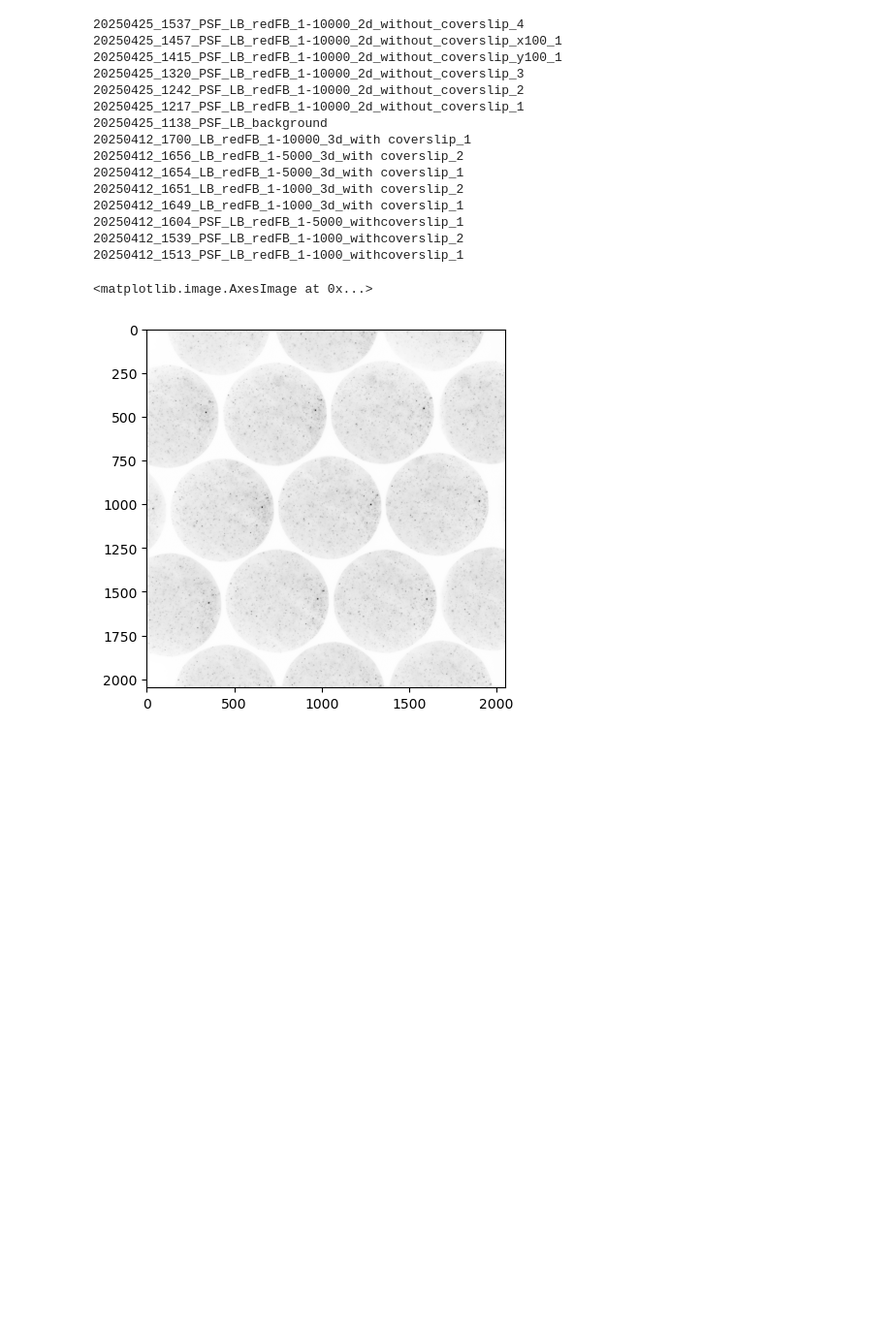
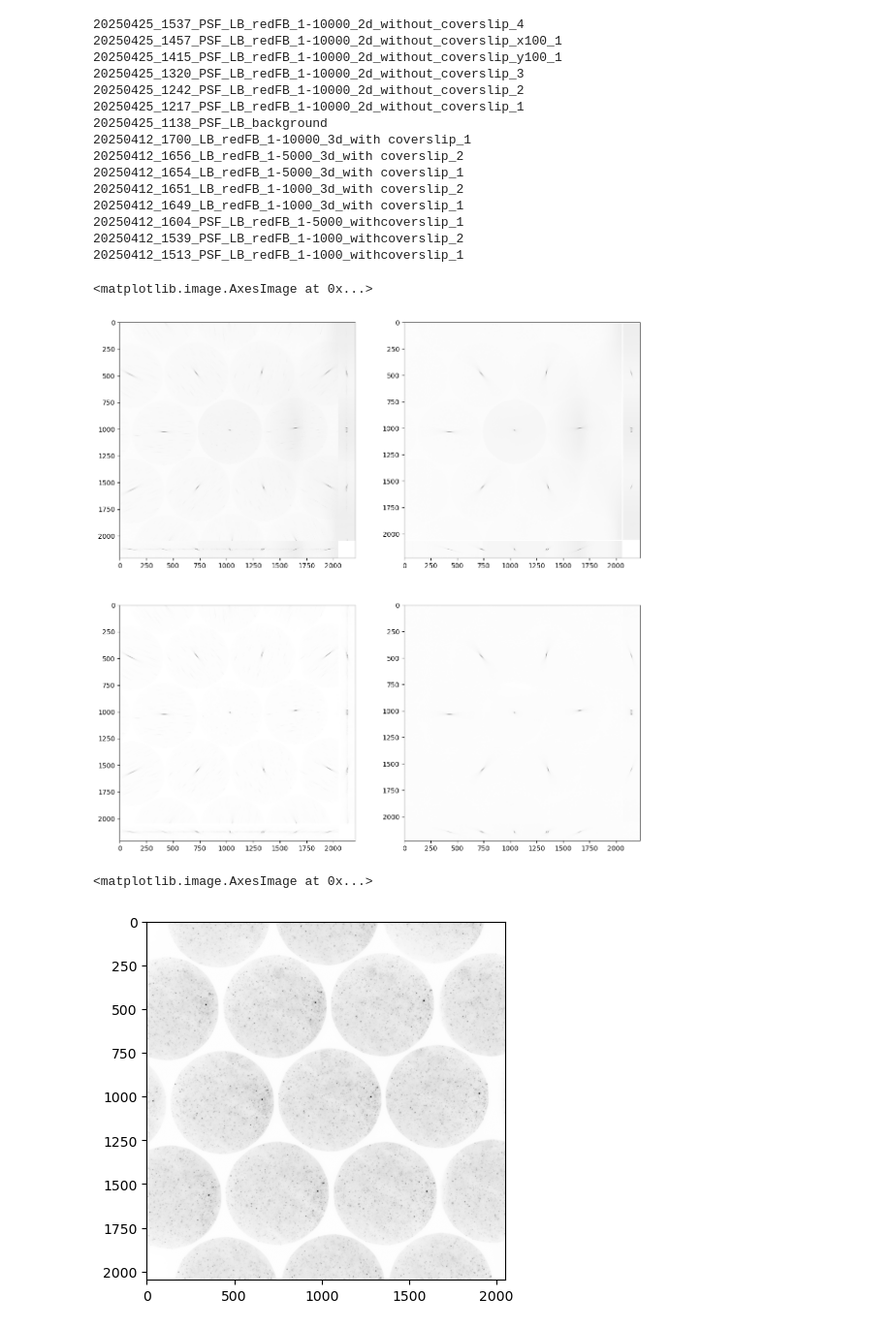
Before and after one commit to LukBorn/LFM, a Jupyter notebook: imaging/deconvolution_test.ipynb, the cells around one changed output. Shown: that part at 97% size. Drawn from its saved outputs; the diff is of its cells as text; code cells hidden in the pictures; blank space fills up the shorter version.

```diff
--- a/imaging/deconvolution_test.ipynb
+++ b/imaging/deconvolution_test.ipynb
@@ -33,12 +35,21 @@ print('\n'.join(recs))
 # %%
 pn_rec = r"Y:/hpc/r/lfm2025/recordings"
 dataset_name = "20250425_1320_PSF_LB_redFB_1-10000_2d_without_coverslip_3"
-fn = os.path.join(pn_rec, dataset_name, 'psf.h5')
+fn = os.path.join(pn_rec, dataset_name, 'psf_filtered.h5')
 with h5py.File(fn, 'r') as f:
     # print(f.keys())
     psf = np.array(f['psf'])
     psf_filtered = np.array(f["psf_clean"])
-    # psf_params = f["psf_cleaning_params"]
+    bg = np.array(f["bg"])
+# %%
+fig, ax = plt.subplots(2,2, figsize=(14, 14))
+ax[0,0].imshow(create_projection_image(psf,np.max,pad=0), cmap='binary')
+ax[0,1].imshow(create_projection_image(psf_filtered,np.max,pad=10), cmap='binary')
+ax[1,0].imshow(create_projection_image(psf-bg,np.max,pad=0), cmap='binary')
+ax[1,1].imshow(create_projection_image(psf_filtered-bg,np.max,pad=10), cmap='binary')
+# %% [output]
+<matplotlib.image.AxesImage at 0x...>
+[figure, added]
 # %%
 dataset_name = "20250412_1651_LB_redFB_1-1000_3d_with coverslip_2"
 fn = os.path.join(pn_rec, dataset_name, 'psf.h5')
```
Also changed, not shown: parts of 14 cells of this notebook, 5 other files.
